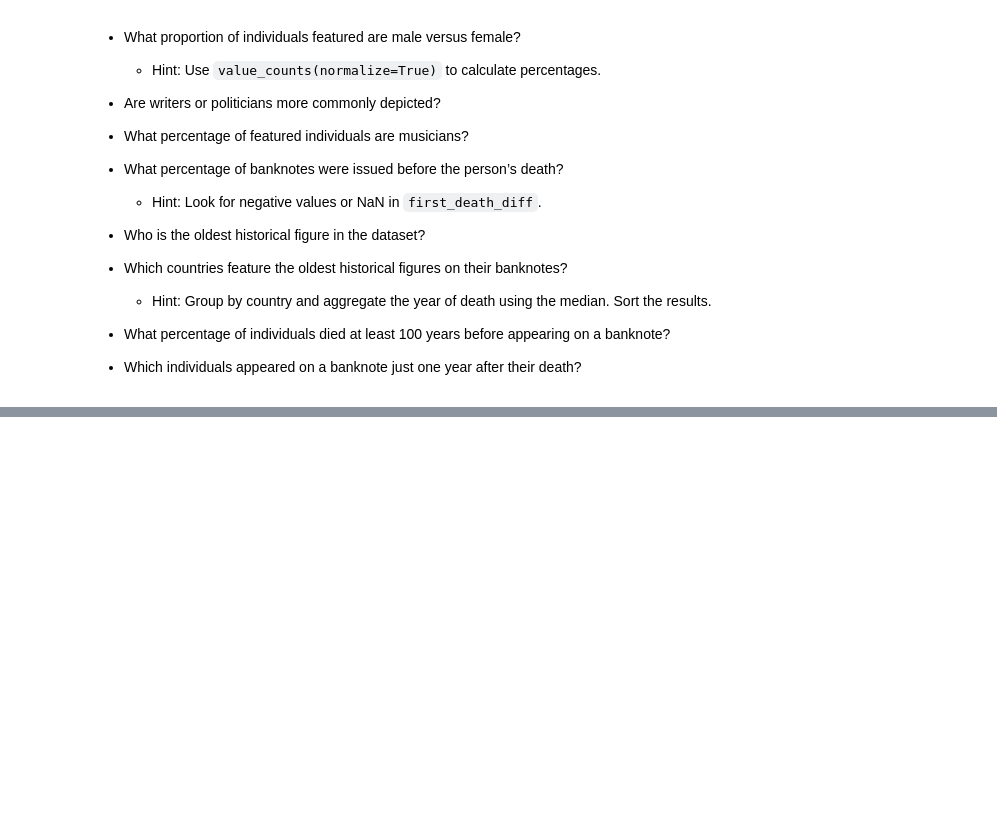
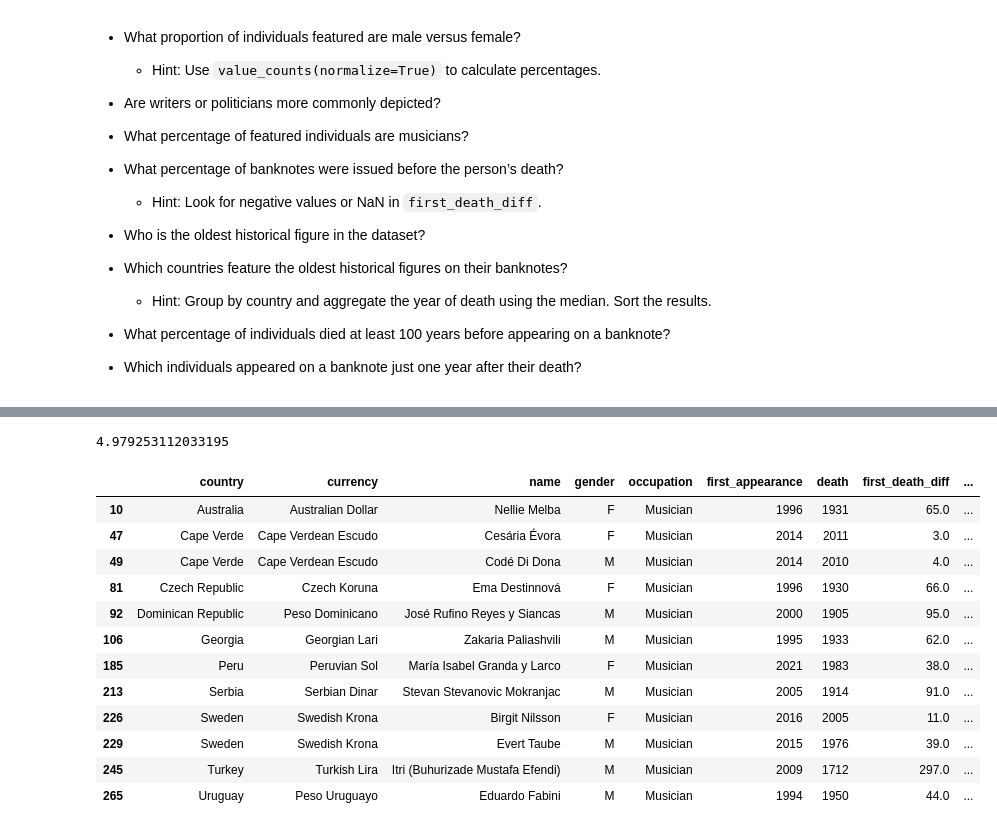
Before and after one commit to nguyuling/DS-Essentials-with-Python, a Jupyter notebook: people-on-banknotes-project/people-on-banknotes.ipynb, the cells around one changed output, grey strips where cells are left out. Drawn from its saved outputs; the diff is of its cells as text; code cells hidden in the pictures; blank space fills up the shorter version.

```diff
--- a/people-on-banknotes-project/people-on-banknotes.ipynb
+++ b/people-on-banknotes-project/people-on-banknotes.ipynb
@@ -81,0 +114,22 @@ df
+# %%
+# What percentage of featured individuals are musicians?
+musicians = df.query('occupation == "Musician"')
+print(musicians.shape[0] / len(df) * 100)
+musicians
+
+# only 4.98% of figures are musicians
+# %% [output]
+4.979253112033195
+|  | country | currency | name | gender | occupation | first_appearance | death | first_death_diff | ... |
+| 10 | Australia | Australian Dollar | Nellie Melba | F | Musician | 1996 | 1931 | 65.0 | ... |
+| 47 | Cape Verde | Cape Verdean Escudo | Cesária Évora | F | Musician | 2014 | 2011 | 3.0 | ... |
+| 49 | Cape Verde | Cape Verdean Escudo | Codé Di Dona | M | Musician | 2014 | 2010 | 4.0 | ... |
+| 81 | Czech Republic | Czech Koruna | Ema Destinnová | F | Musician | 1996 | 1930 | 66.0 | ... |
+| 92 | Dominican Republic | Peso Dominicano | José Rufino Reyes y Siancas | M | Musician | 2000 | 1905 | 95.0 | ... |
+| 106 | Georgia | Georgian Lari | Zakaria Paliashvili | M | Musician | 1995 | 1933 | 62.0 | ... |
+| 185 | Peru | Peruvian Sol | María Isabel Granda y Larco | F | Musician | 2021 | 1983 | 38.0 | ... |
+| 213 | Serbia | Serbian Dinar | Stevan Stevanovic Mokranjac | M | Musician | 2005 | 1914 | 91.0 | ... |
+| 226 | Sweden | Swedish Krona | Birgit Nilsson | F | Musician | 2016 | 2005 | 11.0 | ... |
+| 229 | Sweden | Swedish Krona | Evert Taube | M | Musician | 2015 | 1976 | 39.0 | ... |
+| 245 | Turkey | Turkish Lira | Itri (Buhurizade Mustafa Efendi) | M | Musician | 2009 | 1712 | 297.0 | ... |
+| 265 | Uruguay | Peso Uruguayo | Eduardo Fabini | M | Musician | 1994 | 1950 | 44.0 | ... |
```
Also changed, not shown: parts of 8 cells of this notebook.
